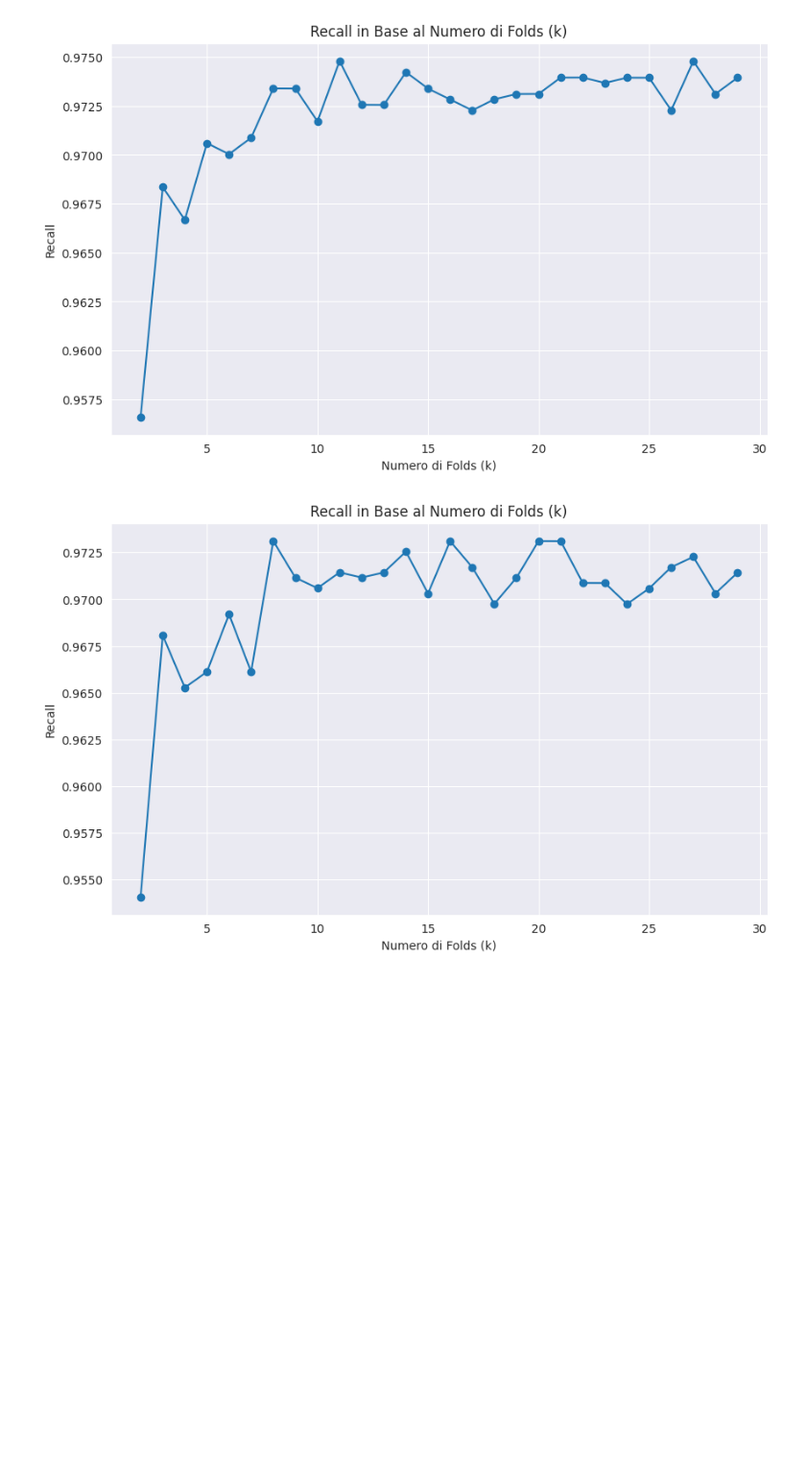
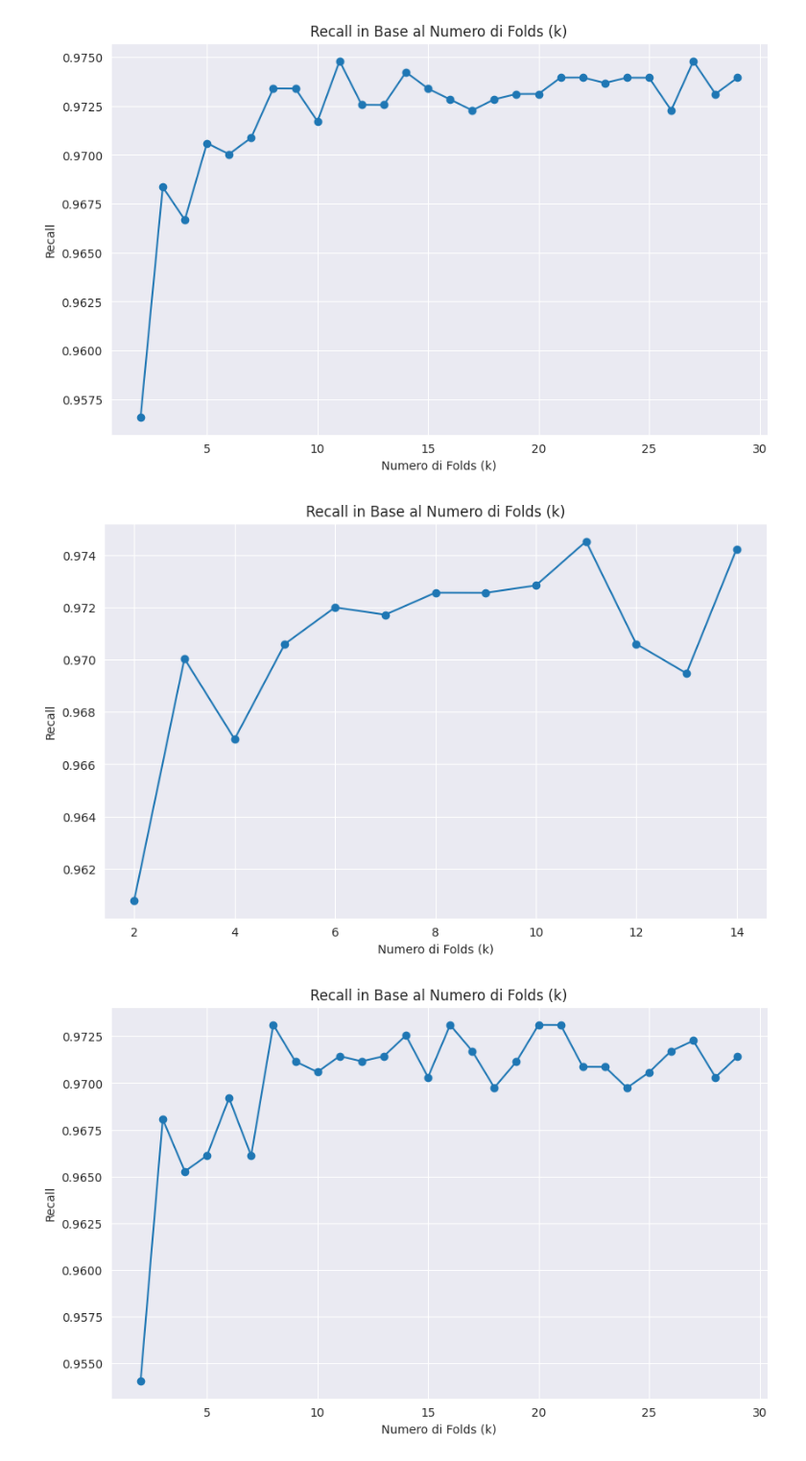
Before and after one commit to kozen88/ProgettoIcon2023, a Jupyter notebook: Ensemble_learning_model_WORK.ipynb, the cells around one changed output. Shown at 96% size. Cells and saved outputs as stored; diff of their text form; code cells hidden in the pictures; blank space fills up the shorter version.

Commit message:
sperimentazione_sullo_stacking

```diff
--- a/Ensemble_learning_model_WORK.ipynb
+++ b/Ensemble_learning_model_WORK.ipynb
@@ -283,18 +283,23 @@ y_array = y.values
 kfold_crossval_plot(X_array, y_array, random_forest, recall_score, "Recall", range(2,30))
 # %% [output]
 [figure]
+# %%
+X_array = X.values
+y_array = y.values
 # %%
-# Andiamo a valutare il modello di stacking sul numero del CV in modo incrementale
+#Andiamo a valutare il modello di stacking sul numero del CV in modo incrementale
 
-#base_classifiers_1 = [
-#    ('decTree', DecisionTreeClassifier()),
-#    ('gaussiaNB', GaussianNB()),
-#    ('svm', SVC())
-#]
-#final_classifier_1 = LogisticRegression()
-#stacking_classifier_1 = StackingClassifier(estimators=base_classifiers, final_estimator=final_classifier)
+base_classifiers_1 = [
+    ('decTree', DecisionTreeClassifier()),
+    ('gaussiaNB', GaussianNB()),
+    ('svm', SVC())
+]
+final_classifier_1 = LogisticRegression()
+stacking_classifier_1 = StackingClassifier(estimators=base_classifiers_1 , final_estimator=final_classifier_1)
 
-#kfold_crossval_plot(X_array, y_array, stacking_classifier_1, accuracy_score, "Accuracy", range(2,30))
+kfold_crossval_plot(X_array, y_array, stacking_classifier_1, recall_score, "Recall", range(2,15))
+# %% [output]
+[figure, added]
 # %%
 adaboost_c = AdaBoostClassifier(estimator=DecisionTreeClassifier(max_depth=5), n_estimators=50, random_state=42)
 kfold_crossval_plot(X_array, y_array, adaboost_c, recall_score, "Recall", range(2,30))
```
